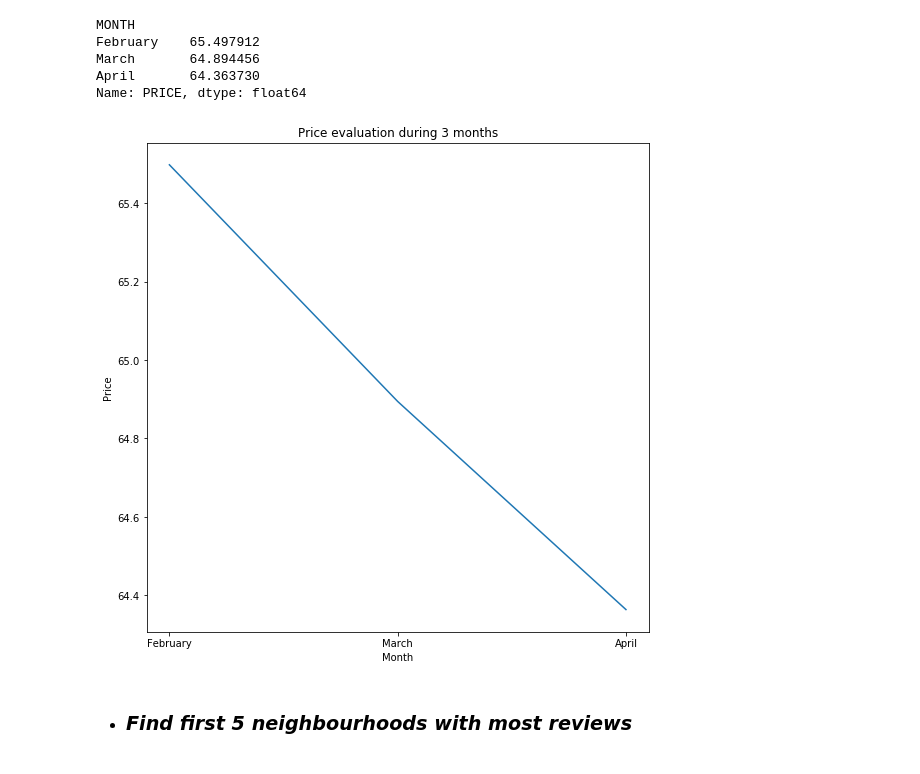
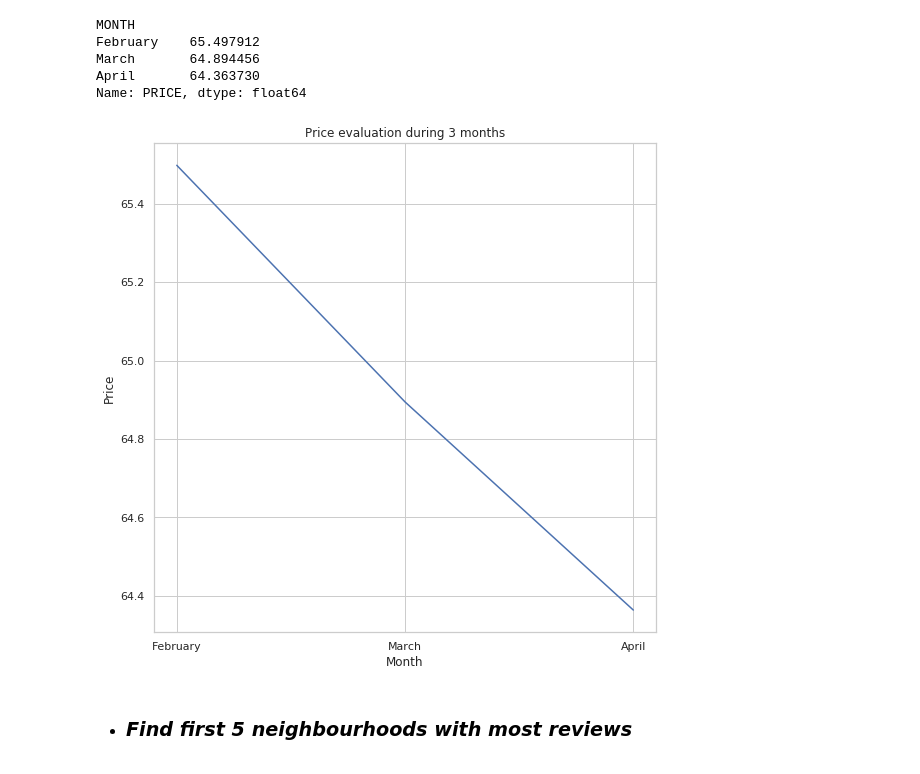
Before and after one commit to PanosEvange/DataMiningProj1_2020, a Jupyter notebook: Project1Final.ipynb, the cells around one changed output. Cells and saved outputs as stored; diff of their text form; code cells hidden in the pictures.

```diff
--- a/Project1Final.ipynb
+++ b/Project1Final.ipynb
@@ -307,14 +307,15 @@ March       64.894456
 April       64.363730
 Name: PRICE, dtype: float64
 # %%
+sns.set(style="whitegrid")
 plt.figure(figsize=(9, 9))
 plt.plot(pricesSeries.index, pricesSeries.values)
 plt.xlabel('Month')
 plt.ylabel('Price')
 plt.title('Price evaluation during 3 months')
 plt.show()
 # %% [output]
-[figure, old version]
+[figure, new version]
 # %% [markdown]
 - ### *Find first 5 neighbourhoods with most reviews*
 # %%
```
Also changed, not shown: parts of 1 cell of this notebook, 1 other file.
